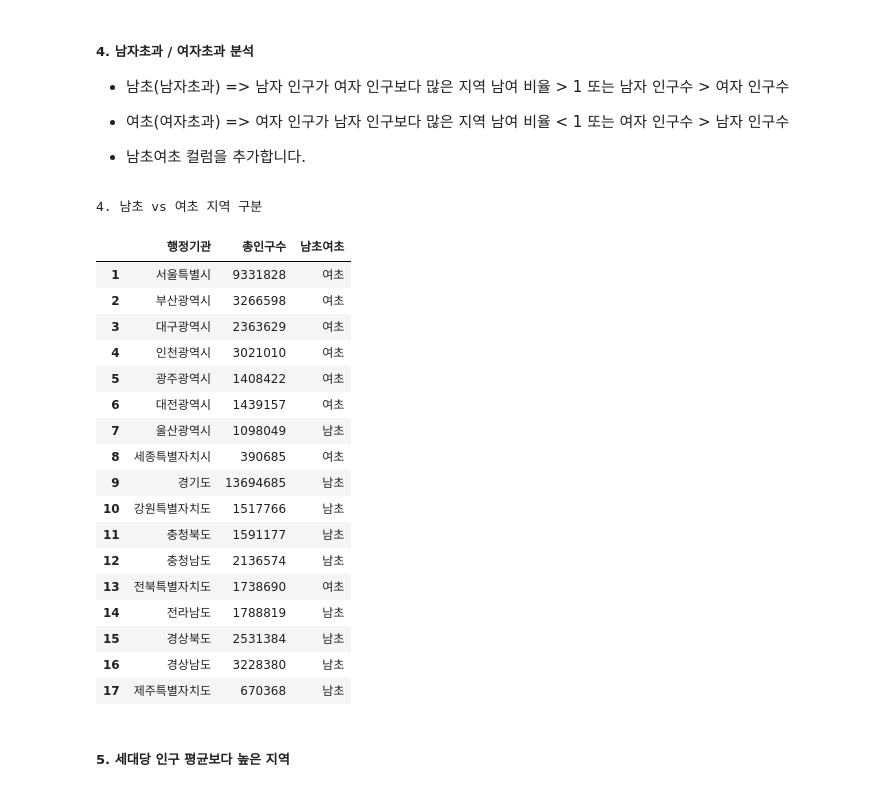
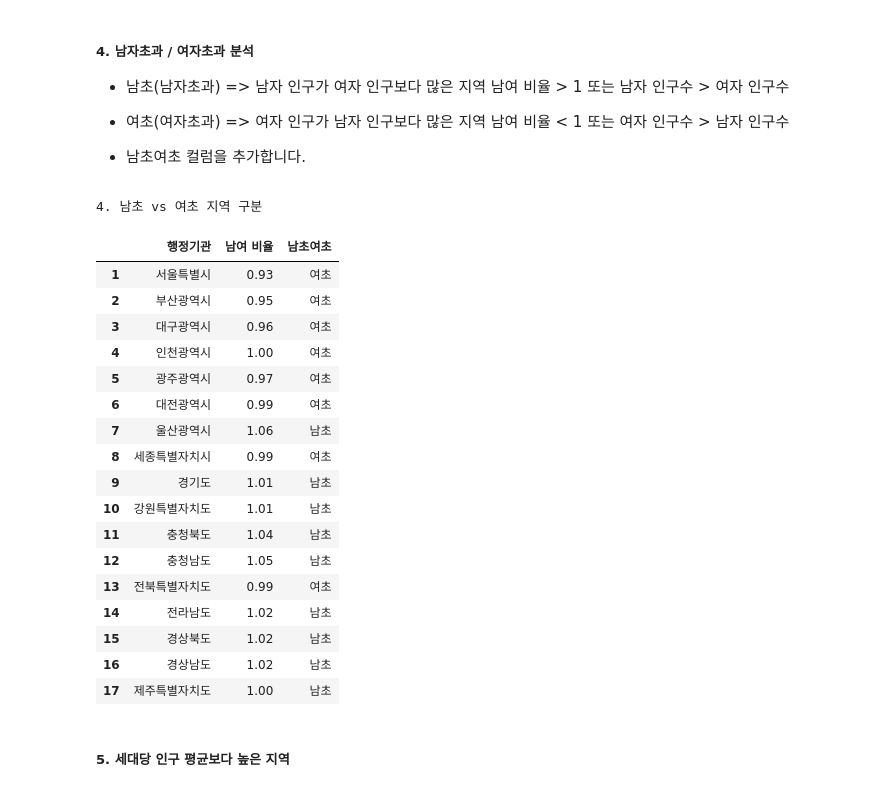
Before and after one commit to cooperear/Python_Webscraping_Analysis, a Jupyter notebook: 연습문제/04_인구현황분석.ipynb, the cells around one changed output. Saved outputs shown, nothing was run; the diff lists cells and outputs as text; code cells hidden in the pictures.

```diff
--- a/연습문제/04_인구현황분석.ipynb
+++ b/연습문제/04_인구현황분석.ipynb
@@ -198,34 +198,34 @@ plt.show()
 # %%
 print("4. 남초 vs 여초 지역 구분")
 
 
 df['남초여초'] = df.apply(
     lambda row: '남초' if row['남자 인구수'] > row['여자 인구수']
                 else ('여초' if row['남자 인구수'] < row['여자 인구수']
                       else '동일'), axis=1
 )
 s_df = df.copy()
-s_df[['행정기관','총인구수','남초여초']]
+s_df[['행정기관','남여 비율','남초여초']]
 # %% [output]
 4. 남초 vs 여초 지역 구분
-|  | 행정기관 | 총인구수 | 남초여초 |
-| 1 | 서울특별시 | 9331828 | 여초 |
-| 2 | 부산광역시 | 3266598 | 여초 |
-| 3 | 대구광역시 | 2363629 | 여초 |
-| 4 | 인천광역시 | 3021010 | 여초 |
-| 5 | 광주광역시 | 1408422 | 여초 |
-| 6 | 대전광역시 | 1439157 | 여초 |
-| 7 | 울산광역시 | 1098049 | 남초 |
-| 8 | 세종특별자치시 | 390685 | 여초 |
-| 9 | 경기도 | 13694685 | 남초 |
-| 10 | 강원특별자치도 | 1517766 | 남초 |
-| 11 | 충청북도 | 1591177 | 남초 |
-| 12 | 충청남도 | 2136574 | 남초 |
-| 13 | 전북특별자치도 | 1738690 | 여초 |
-| 14 | 전라남도 | 1788819 | 남초 |
-| 15 | 경상북도 | 2531384 | 남초 |
-| 16 | 경상남도 | 3228380 | 남초 |
-| 17 | 제주특별자치도 | 670368 | 남초 |
+|  | 행정기관 | 남여 비율 | 남초여초 |
+| 1 | 서울특별시 | 0.93 | 여초 |
+| 2 | 부산광역시 | 0.95 | 여초 |
+| 3 | 대구광역시 | 0.96 | 여초 |
+| 4 | 인천광역시 | 1.00 | 여초 |
+| 5 | 광주광역시 | 0.97 | 여초 |
+| 6 | 대전광역시 | 0.99 | 여초 |
+| 7 | 울산광역시 | 1.06 | 남초 |
+| 8 | 세종특별자치시 | 0.99 | 여초 |
+| 9 | 경기도 | 1.01 | 남초 |
+| 10 | 강원특별자치도 | 1.01 | 남초 |
+| 11 | 충청북도 | 1.04 | 남초 |
+| 12 | 충청남도 | 1.05 | 남초 |
+| 13 | 전북특별자치도 | 0.99 | 여초 |
+| 14 | 전라남도 | 1.02 | 남초 |
+| 15 | 경상북도 | 1.02 | 남초 |
+| 16 | 경상남도 | 1.02 | 남초 |
+| 17 | 제주특별자치도 | 1.00 | 남초 |
 # %% [markdown]
 ##### 5. 세대당 인구 평균보다 높은 지역
 # %%
```
Also changed, not shown: parts of 3 cells of this notebook.
